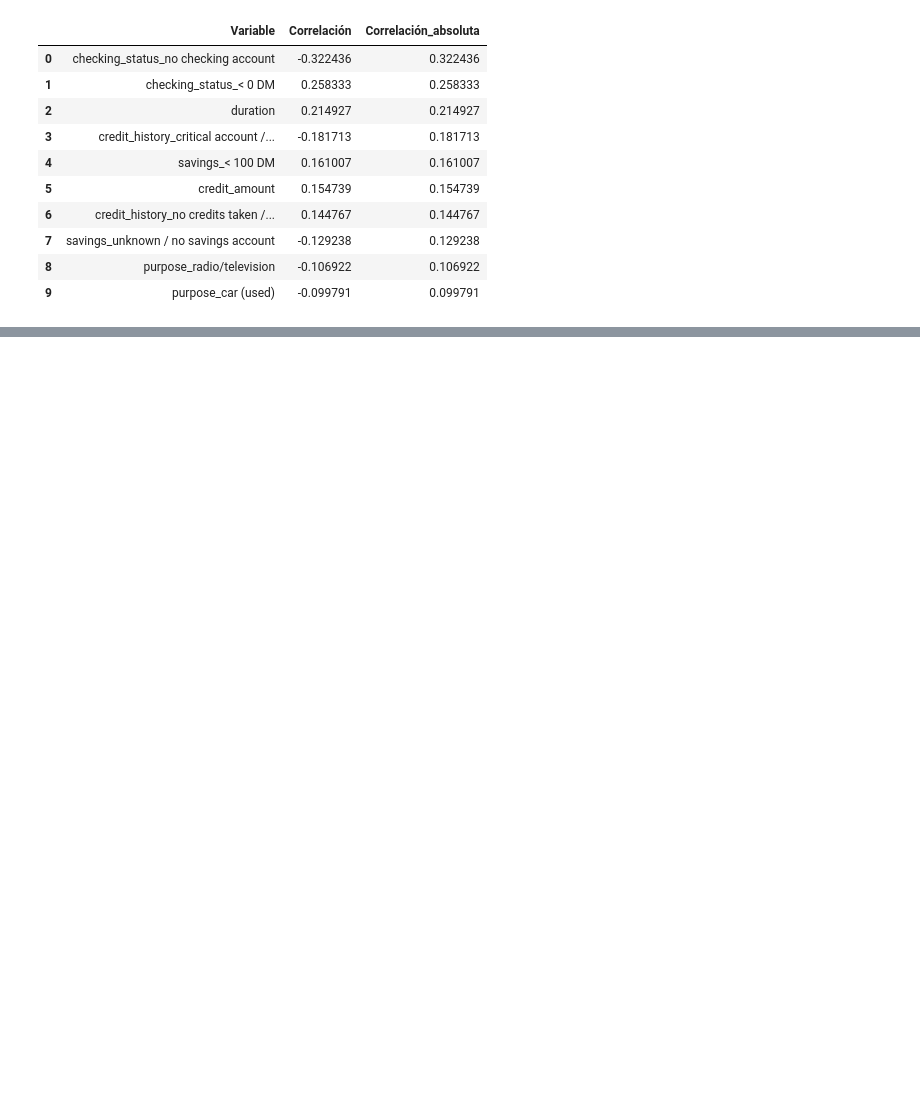
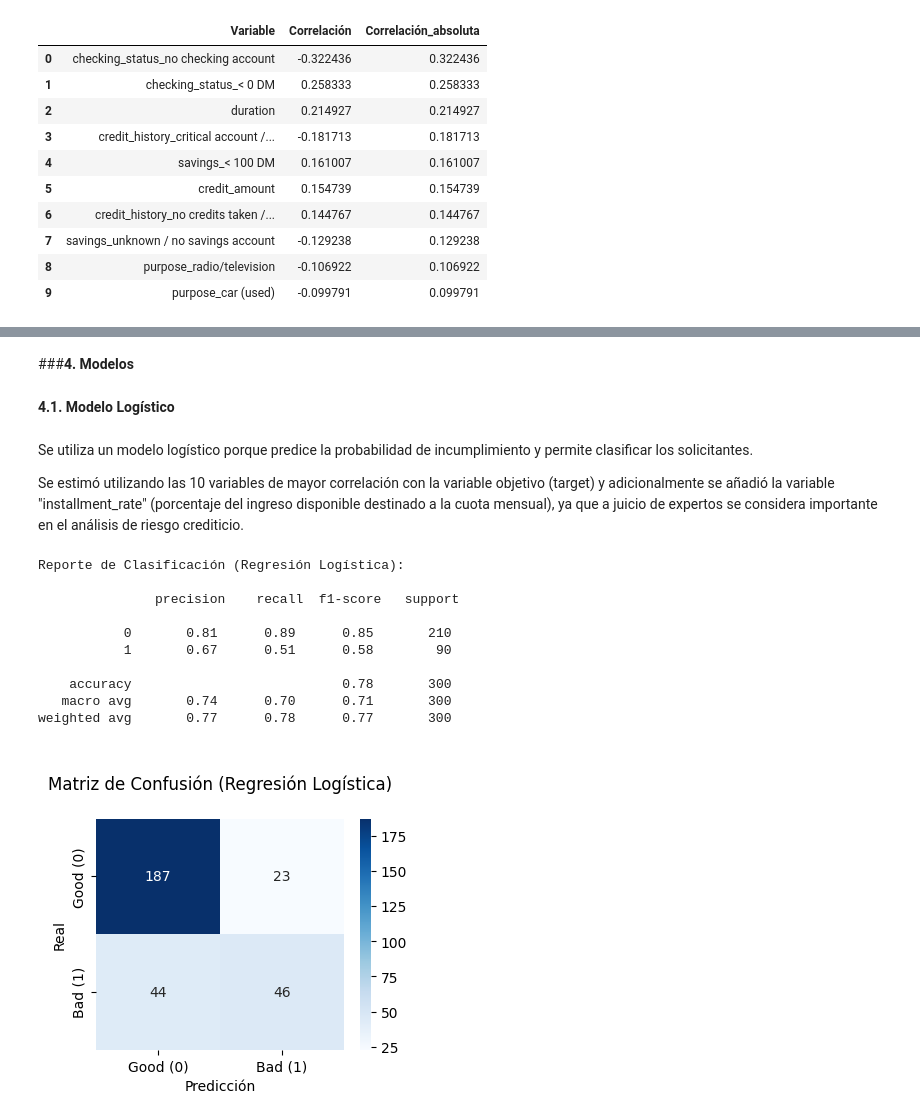
Before and after one commit to JulianEspinosaUrresti/ProyectoI-MIAA-2025, a Jupyter notebook: Taller_inova_pre1.ipynb, the cells around one changed output, grey strips where cells are left out. Saved outputs shown, nothing was run; the diff lists cells and outputs as text; code cells hidden in the pictures; blank space fills up the shorter version.

```diff
--- a/Taller_inova_pre1.ipynb
+++ b/Taller_inova_pre1.ipynb
@@ -610,0 +406,69 @@ results_df
+# %% [markdown]
+###**4. Modelos**
+# %% [markdown]
+**4.1. Modelo Logístico**
+# %% [markdown]
+Se utiliza un modelo logístico porque predice la probabilidad de incumplimiento y permite clasificar los solicitantes.
+
+Se estimó utilizando las 10 variables de mayor correlación con la variable objetivo (target) y adicionalmente se añadió la variable "installment_rate" (porcentaje del ingreso disponible destinado a la cuota mensual), ya que a juicio de expertos se considera importante en el análisis de riesgo crediticio.
+# %%
+# Variables
+X = df_dummies[['checking_status_no checking account',
+    'checking_status_< 0 DM',
+    'duration',
+    'credit_amount',
+    'installment_rate',
+    'savings_< 100 DM',
+    'savings_unknown / no savings account',
+    'credit_history_critical account / other credits existing',
+    'credit_history_no credits taken / all paid duly',
+    'purpose_radio/television',
+    'purpose_car (used)']]
+y = df_dummies['target']
+
+# Separamos train y test
+X_train, X_test, y_train, y_test = train_test_split(
+    X, y, test_size=0.3, random_state=42, stratify=y
+)
+
+# Escalamos las variables numéricas
+scaler = StandardScaler()
+X_train_scaled = scaler.fit_transform(X_train)
+X_test_scaled = scaler.transform(X_test)
+
+# Modelo logístico (multinomial)
+log_reg = LogisticRegression(
+    multi_class='multinomial',
+    solver='lbfgs',
+    max_iter=1000)
+log_reg.fit(X_train_scaled, y_train)
+
+# Predicciones
+y_pred = log_reg.predict(X_test_scaled)
+
+# Reporte de métricas
+print("\nReporte de Clasificación (Regresión Logística):\n\n", classification_report(y_test, y_pred))
+
+# Matriz de Confusión
+cm = confusion_matrix(y_test, y_pred)
+
+plt.figure(figsize=(4,3))
+sns.heatmap(cm, annot=True, fmt='d', cmap='Blues',
+            xticklabels=['Good (0)', 'Bad (1)'],
+            yticklabels=['Good (0)', 'Bad (1)'])
+plt.title("\nMatriz de Confusión (Regresión Logística)\n")
+plt.xlabel("Predicción")
+plt.ylabel("Real")
+plt.show()
+# %% [output]
+Reporte de Clasificación (Regresión Logística):
+
+               precision    recall  f1-score   support
+
+           0       0.81      0.89      0.85       210
+           1       0.67      0.51      0.58        90
+
+    accuracy                           0.78       300
+   macro avg       0.74      0.70      0.71       300
+weighted avg       0.77      0.78      0.77       300
+[figure, added]
```
Also changed, not shown: parts of 35 cells of this notebook.
